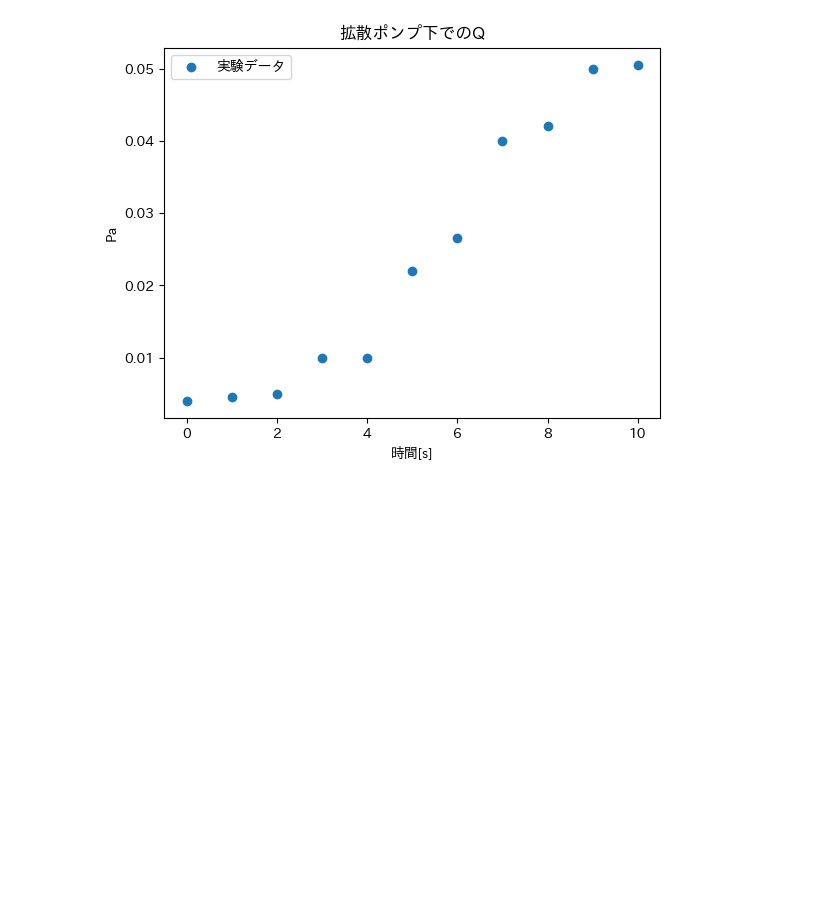
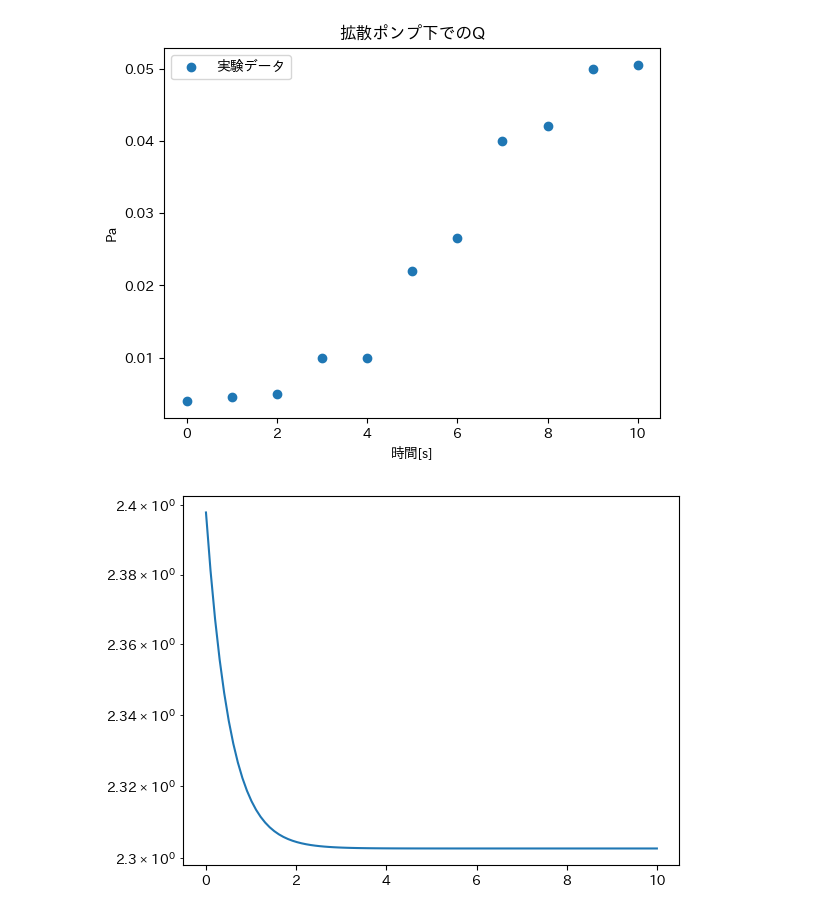
Before and after one commit to vyuma/physic_ex_repo, a Jupyter notebook: 細いパイプの挿入/data_process.ipynb, the cells around one changed output. Saved outputs shown, nothing was run; the diff lists cells and outputs as text; code cells hidden in the pictures; blank space fills up the shorter version.

```diff
--- a/細いパイプの挿入/data_process.ipynb
+++ b/細いパイプの挿入/data_process.ipynb
@@ -73,3 +172,15 @@ plt.title("拡散ポンプ下でのQ")
 # %% [output]
 Text(0.5, 1.0, '拡散ポンプ下でのQ')
 [figure]
+# %%
+import numpy as np
+import matplotlib.pyplot as plt
+a = 10
+b = 2
+x = np.linspace(0, 10, 100)
+y = np.log(a + np.exp(-b* x))
+
+plt.plot(x, y)
+plt.yscale('log')
+# %% [output]
+[figure, added]
```
Also changed, not shown: parts of 4 cells of this notebook, 4 other files.
